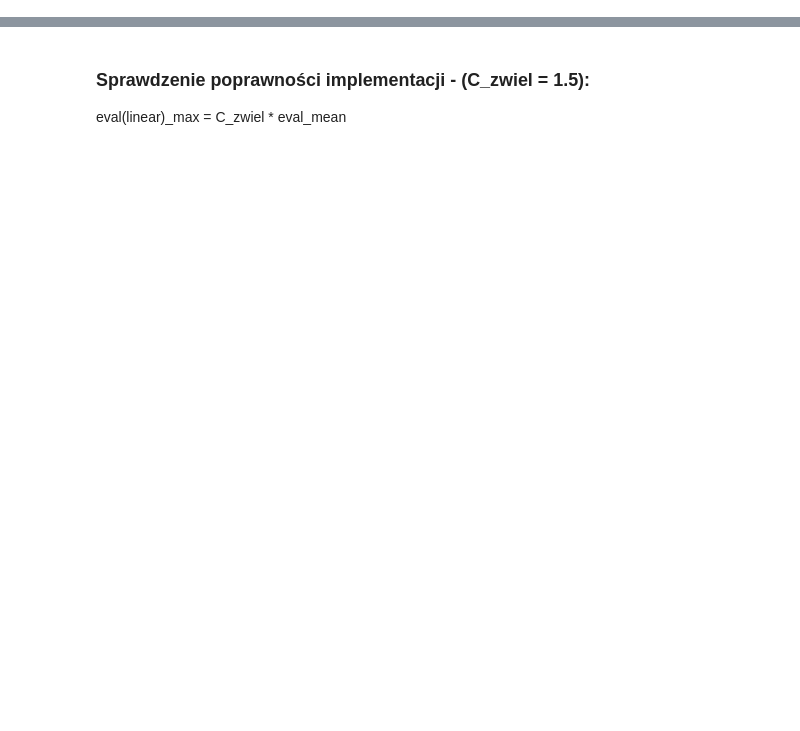
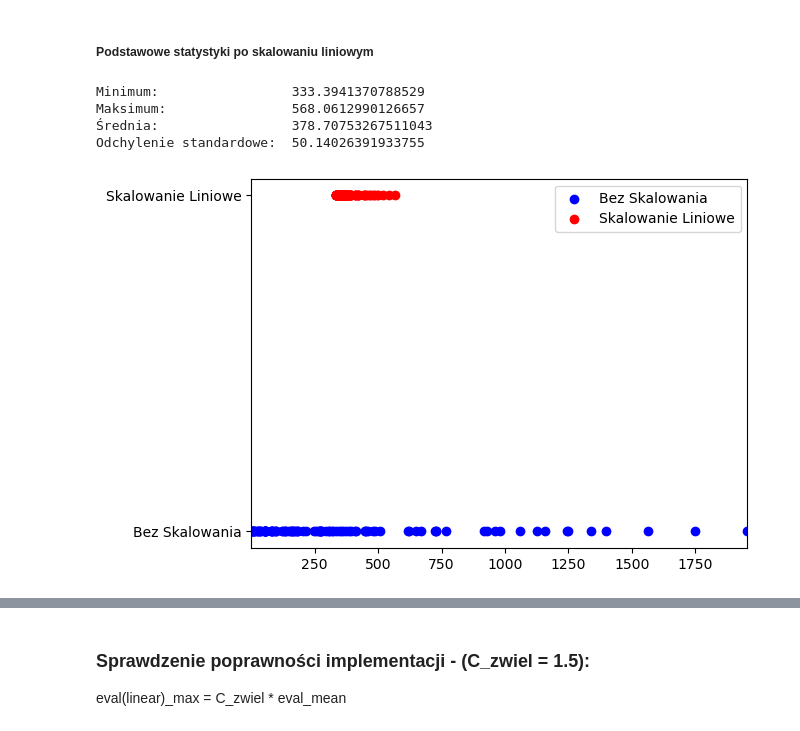
Before and after one commit to Winter-end/PSI-C2, a Jupyter notebook: note.ipynb, the cells around one changed output, grey strips where cells are left out. Cells and saved outputs as stored; diff of their text form; code cells hidden in the pictures; blank space fills up the shorter version.

Commit message:
Descriptions for linear scaling

```diff
--- a/note.ipynb
+++ b/note.ipynb
@@ -79 +89,19 @@ df
 100 rows × 4 columns
+# %% [markdown]
+##### Podstawowe statystyki po skalowaniu liniowym
+# %%
+print("Minimum:                ", np.min(df['linearly scaled']))
+print("Maksimum:               ", np.max(df['linearly scaled']))
+print("Średnia:                ", np.mean(df['linearly scaled']))
+print("Odchylenie standardowe: ", np.std(df['linearly scaled']))
+# %% [output]
+Minimum:                 333.3941370788529
+Maksimum:                568.0612990126657
+Średnia:                 378.70753267511043
+Odchylenie standardowe:  50.14026391933755
+# %%
+from plot_points import plot_points
+
+plot_points(df['eval'], df['linearly scaled'], 'Bez Skalowania', 'Skalowanie Liniowe')
+# %% [output]
+[figure, added]
```
Also changed, not shown: parts of 23 cells of this notebook, 1 other file.
